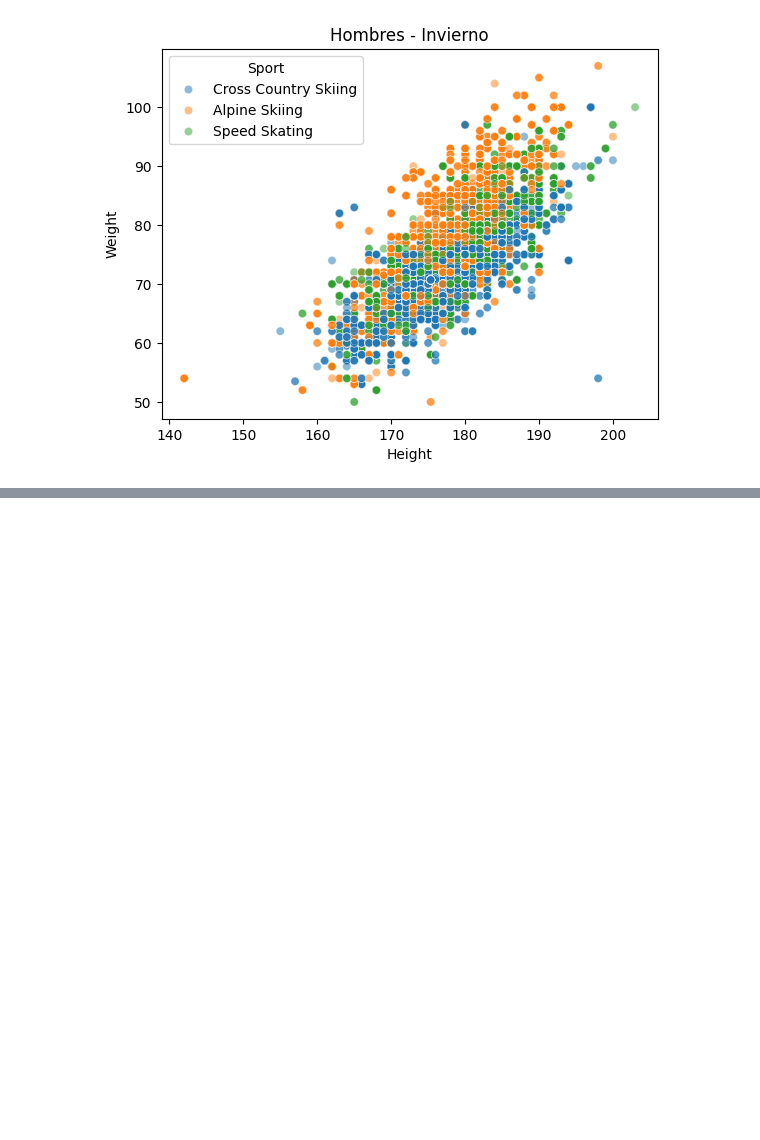
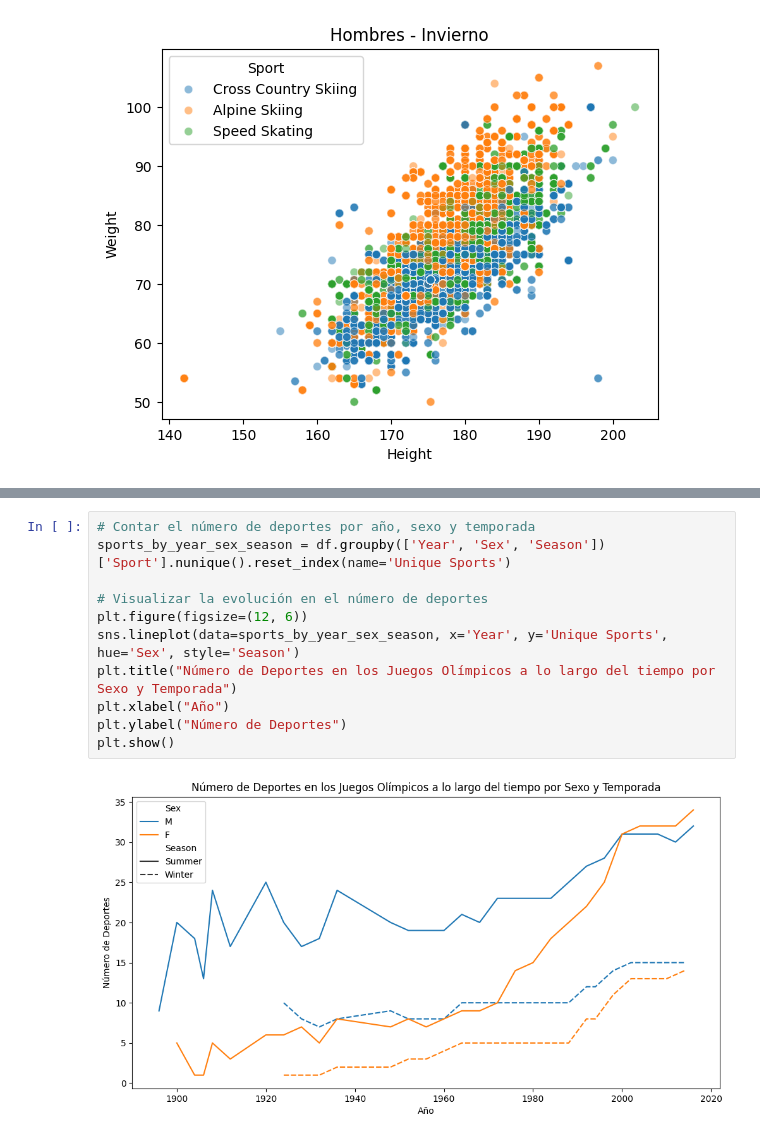
Before and after one commit to ju4n-avendanoa/Data_Olympics, a Jupyter notebook: main.ipynb, the cells around one changed output, grey strips where cells are left out. Drawn from its saved outputs; the diff is of its cells as text; blank space fills up the shorter version.

```diff
--- a/main.ipynb
+++ b/main.ipynb
@@ -436,0 +537,13 @@ Text(0.5, 1.0, 'Hombres - Invierno')
+# %%
+# Contar el número de deportes por año, sexo y temporada
+sports_by_year_sex_season = df.groupby(['Year', 'Sex', 'Season'])['Sport'].nunique().reset_index(name='Unique Sports')
+
+# Visualizar la evolución en el número de deportes
+plt.figure(figsize=(12, 6))
+sns.lineplot(data=sports_by_year_sex_season, x='Year', y='Unique Sports', hue='Sex', style='Season')
+plt.title("Número de Deportes en los Juegos Olímpicos a lo largo del tiempo por Sexo y Temporada")
+plt.xlabel("Año")
+plt.ylabel("Número de Deportes")
+plt.show()
+# %% [output]
+[figure, added]
```
Also changed, not shown: parts of 4 cells of this notebook.
